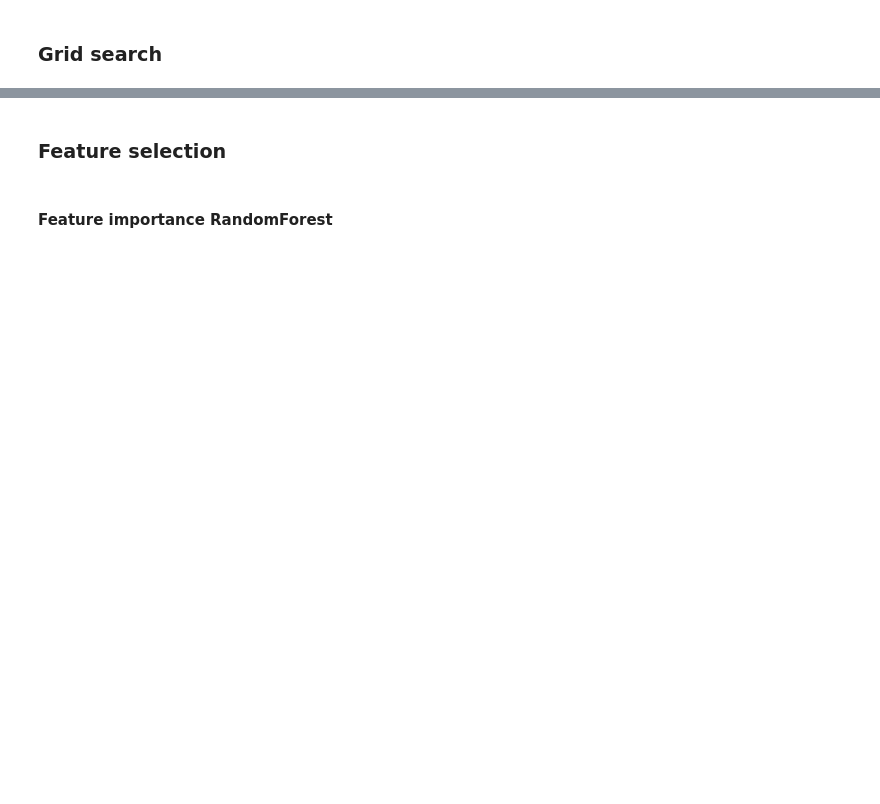
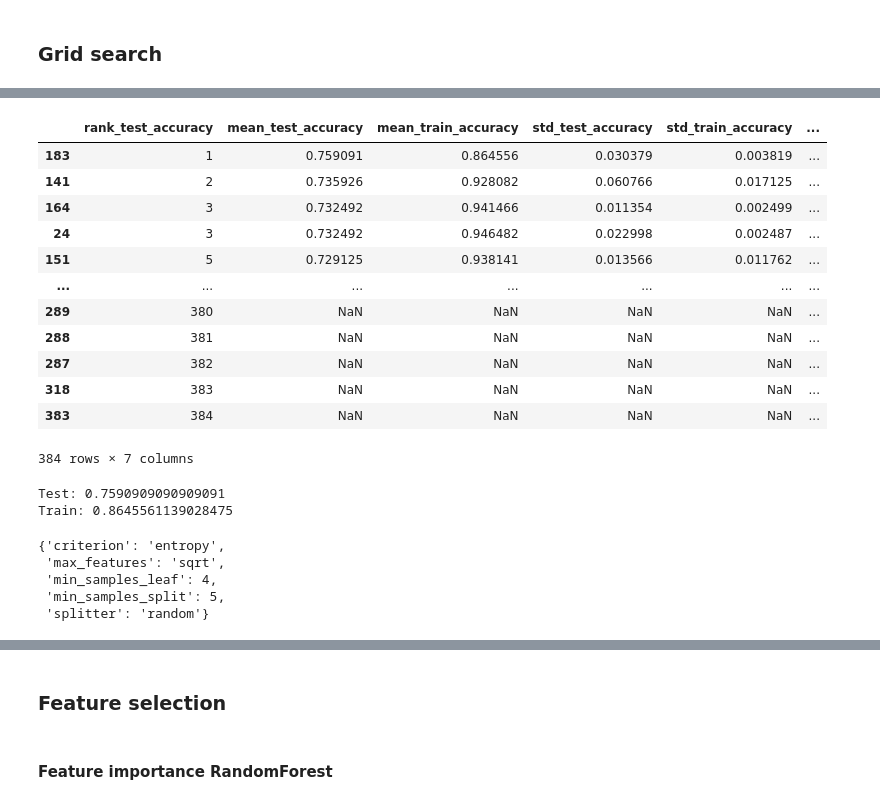
Before and after one commit to federicosilvestri/chl-project, a Jupyter notebook: src/notebooks/Classification.ipynb, the cells around one changed output, grey strips where cells are left out. Cells and saved outputs as stored; diff of their text form; code cells hidden in the pictures; blank space fills up the shorter version.

Commit message:
Add test final model and img folder

```diff
--- a/src/notebooks/Classification.ipynb
+++ b/src/notebooks/Classification.ipynb
@@ -716,2 +719,17 @@ weighted avg       0.86      0.79      0.79        75
 # %% [markdown]
 ### Grid search
+# %%
+scoring = ['accuracy']
+#scoring = ['accuracy', 'precision_weighted', 'recall_weighted', 'f1_weighted']
+# %%
+param_grid = [
+    {"criterion": ["gini", "entropy", "log_loss"],
+     "splitter": ["best", "random"],
+     "min_samples_split": list(np.arange(2, 10, 1)),
+     "min_samples_leaf": list(np.arange(1, 5, 1)),
+     "max_features": ["sqrt", "log2"],
+     # "ccp_alpha": list(np.arange(0.1, 1, .1))
+    }
+]
+# %%
+cv = StratifiedKFold(n_splits=3)
@@ -718 +765,37 @@ weighted avg       0.86      0.79      0.79        75
+# %%
+grid_search_report(clf.cv_results_)
+#p = grid_search_report(clf.cv_results_)[0:10]['params']
+#tmp = []
+#for i in p:
+    #tmp.append(i['leaf_size'])
+#plt.hist(tmp)
+# %% [output]
+|  | rank_test_accuracy | mean_test_accuracy | mean_train_accuracy | std_test_accuracy | std_train_accuracy | ... |
+| 183 | 1 | 0.759091 | 0.864556 | 0.030379 | 0.003819 | ... |
+| 141 | 2 | 0.735926 | 0.928082 | 0.060766 | 0.017125 | ... |
+| 164 | 3 | 0.732492 | 0.941466 | 0.011354 | 0.002499 | ... |
+| 24 | 3 | 0.732492 | 0.946482 | 0.022998 | 0.002487 | ... |
+| 151 | 5 | 0.729125 | 0.938141 | 0.013566 | 0.011762 | ... |
+| ... | ... | ... | ... | ... | ... | ... |
+| 289 | 380 | NaN | NaN | NaN | NaN | ... |
+| 288 | 381 | NaN | NaN | NaN | NaN | ... |
+| 287 | 382 | NaN | NaN | NaN | NaN | ... |
+| 318 | 383 | NaN | NaN | NaN | NaN | ... |
+| 383 | 384 | NaN | NaN | NaN | NaN | ... |
+384 rows × 7 columns
+# %%
+print('Test: '+ str(grid_search_report(clf.cv_results_).iloc[0]['mean_test_accuracy']))
+print('Train: '+ str(grid_search_report(clf.cv_results_).iloc[0]['mean_train_accuracy']))
+# %% [output]
+Test: 0.7590909090909091
+Train: 0.8645561139028475
+# %%
+best_params = grid_search_report(clf.cv_results_).iloc[0]['params']
+best_params
+# %% [output]
+{'criterion': 'entropy',
+ 'max_features': 'sqrt',
+ 'min_samples_leaf': 4,
+ 'min_samples_split': 5,
+ 'splitter': 'random'}
 # %%
```
Also changed, not shown: parts of 17 cells of this notebook, 6 other files.
